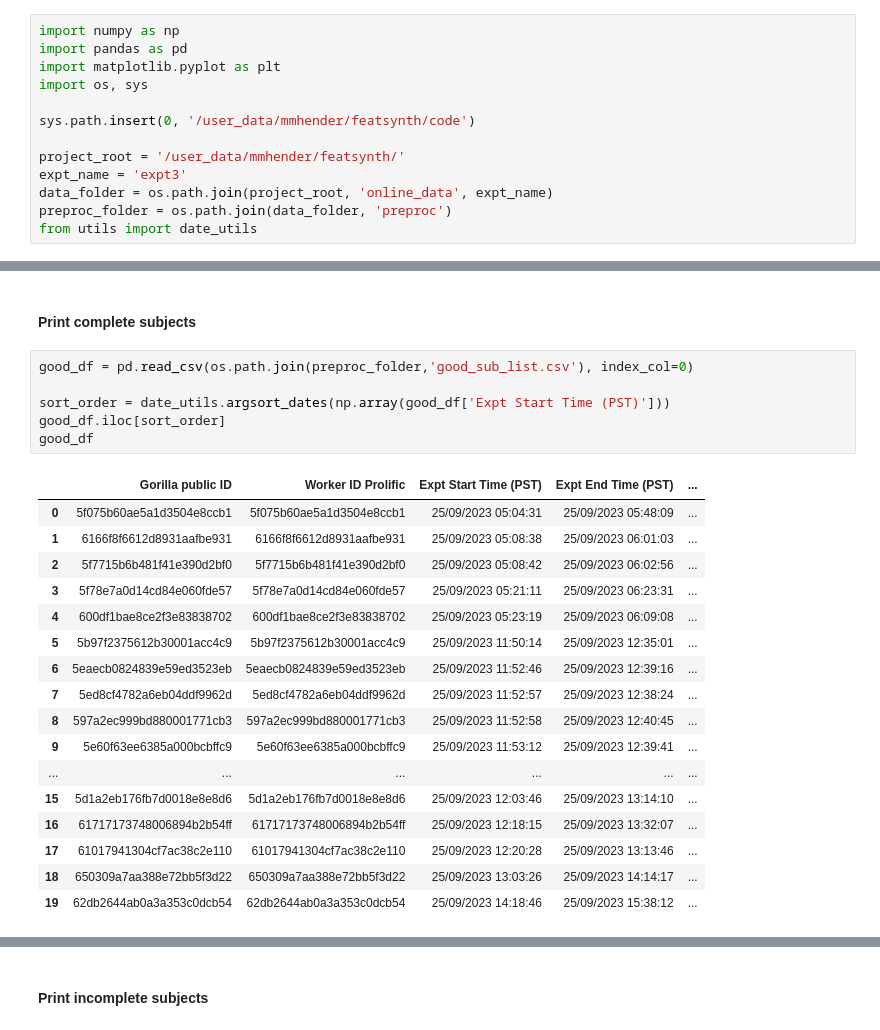
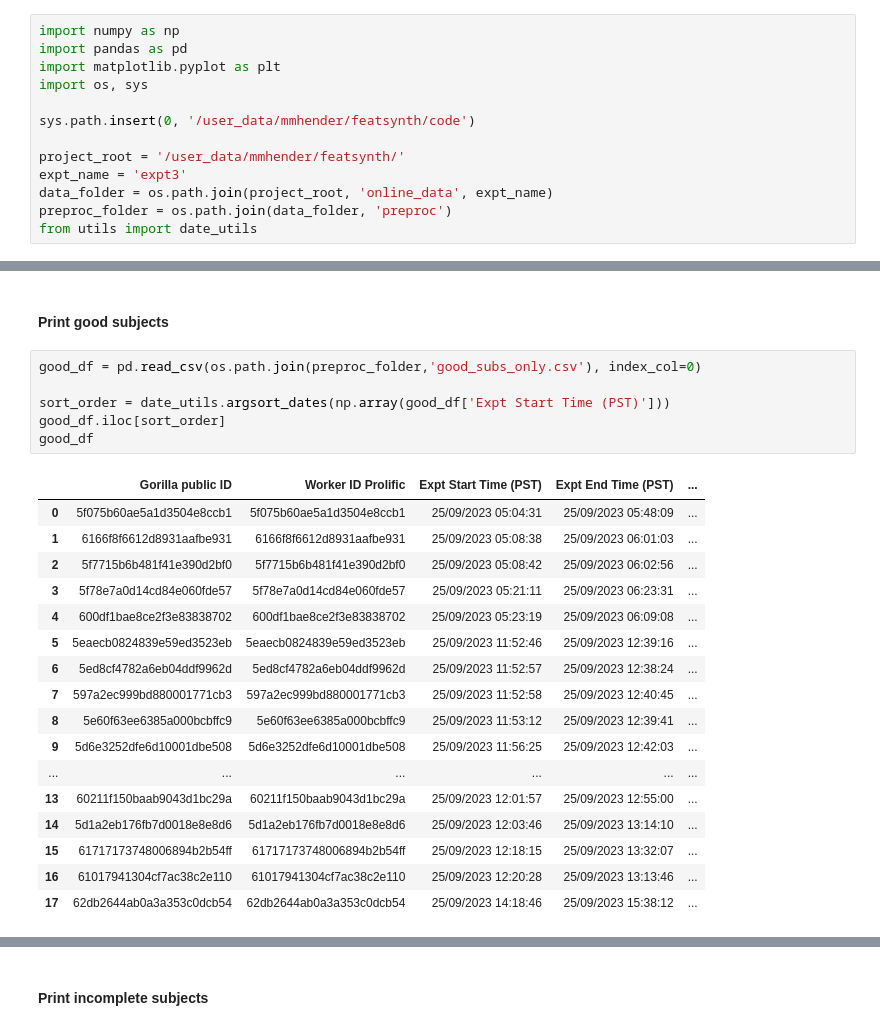
Before and after one commit to mmhenderson/featsynth, a Jupyter notebook: code/behav_preproc/preproc_expt3.ipynb, the cells around one changed output, grey strips where cells are left out. Saved outputs shown, nothing was run; the diff lists cells and outputs as text.

```diff
--- a/code/behav_preproc/preproc_expt3.ipynb
+++ b/code/behav_preproc/preproc_expt3.ipynb
@@ -85,26 +90,26 @@ saving to /user_data/mmhender/featsynth/online_data/expt3/preproc/preproc_data_a
 # %% [markdown]
-#### Print complete subjects
+#### Print good subjects
 # %%
-good_df = pd.read_csv(os.path.join(preproc_folder,'good_sub_list.csv'), index_col=0)
+good_df = pd.read_csv(os.path.join(preproc_folder,'good_subs_only.csv'), index_col=0)
 
 sort_order = date_utils.argsort_dates(np.array(good_df['Expt Start Time (PST)']))
 good_df.iloc[sort_order]
 good_df
 # %% [output]
 |  | Gorilla public ID | Worker ID Prolific | Expt Start Time (PST) | Expt End Time (PST) | ... |
 | 0 | 5f075b60ae5a1d3504e8ccb1 | 5f075b60ae5a1d3504e8ccb1 | 25/09/2023 05:04:31 | 25/09/2023 05:48:09 | ... |
 | 1 | 6166f8f6612d8931aafbe931 | 6166f8f6612d8931aafbe931 | 25/09/2023 05:08:38 | 25/09/2023 06:01:03 | ... |
 | 2 | 5f7715b6b481f41e390d2bf0 | 5f7715b6b481f41e390d2bf0 | 25/09/2023 05:08:42 | 25/09/2023 06:02:56 | ... |
 | 3 | 5f78e7a0d14cd84e060fde57 | 5f78e7a0d14cd84e060fde57 | 25/09/2023 05:21:11 | 25/09/2023 06:23:31 | ... |
 | 4 | 600df1bae8ce2f3e83838702 | 600df1bae8ce2f3e83838702 | 25/09/2023 05:23:19 | 25/09/2023 06:09:08 | ... |
-| 5 | 5b97f2375612b30001acc4c9 | 5b97f2375612b30001acc4c9 | 25/09/2023 11:50:14 | 25/09/2023 12:35:01 | ... |
-| 6 | 5eaecb0824839e59ed3523eb | 5eaecb0824839e59ed3523eb | 25/09/2023 11:52:46 | 25/09/2023 12:39:16 | ... |
-| 7 | 5ed8cf4782a6eb04ddf9962d | 5ed8cf4782a6eb04ddf9962d | 25/09/2023 11:52:57 | 25/09/2023 12:38:24 | ... |
-| 8 | 597a2ec999bd880001771cb3 | 597a2ec999bd880001771cb3 | 25/09/2023 11:52:58 | 25/09/2023 12:40:45 | ... |
-| 9 | 5e60f63ee6385a000bcbffc9 | 5e60f63ee6385a000bcbffc9 | 25/09/2023 11:53:12 | 25/09/2023 12:39:41 | ... |
+| 5 | 5eaecb0824839e59ed3523eb | 5eaecb0824839e59ed3523eb | 25/09/2023 11:52:46 | 25/09/2023 12:39:16 | ... |
+| 6 | 5ed8cf4782a6eb04ddf9962d | 5ed8cf4782a6eb04ddf9962d | 25/09/2023 11:52:57 | 25/09/2023 12:38:24 | ... |
+| 7 | 597a2ec999bd880001771cb3 | 597a2ec999bd880001771cb3 | 25/09/2023 11:52:58 | 25/09/2023 12:40:45 | ... |
+| 8 | 5e60f63ee6385a000bcbffc9 | 5e60f63ee6385a000bcbffc9 | 25/09/2023 11:53:12 | 25/09/2023 12:39:41 | ... |
+| 9 | 5d6e3252dfe6d10001dbe508 | 5d6e3252dfe6d10001dbe508 | 25/09/2023 11:56:25 | 25/09/2023 12:42:03 | ... |
 | ... | ... | ... | ... | ... | ... |
-| 15 | 5d1a2eb176fb7d0018e8e8d6 | 5d1a2eb176fb7d0018e8e8d6 | 25/09/2023 12:03:46 | 25/09/2023 13:14:10 | ... |
-| 16 | 61717173748006894b2b54ff | 61717173748006894b2b54ff | 25/09/2023 12:18:15 | 25/09/2023 13:32:07 | ... |
-| 17 | 61017941304cf7ac38c2e110 | 61017941304cf7ac38c2e110 | 25/09/2023 12:20:28 | 25/09/2023 13:13:46 | ... |
-| 18 | 650309a7aa388e72bb5f3d22 | 650309a7aa388e72bb5f3d22 | 25/09/2023 13:03:26 | 25/09/2023 14:14:17 | ... |
-| 19 | 62db2644ab0a3a353c0dcb54 | 62db2644ab0a3a353c0dcb54 | 25/09/2023 14:18:46 | 25/09/2023 15:38:12 | ... |
+| 13 | 60211f150baab9043d1bc29a | 60211f150baab9043d1bc29a | 25/09/2023 12:01:57 | 25/09/2023 12:55:00 | ... |
+| 14 | 5d1a2eb176fb7d0018e8e8d6 | 5d1a2eb176fb7d0018e8e8d6 | 25/09/2023 12:03:46 | 25/09/2023 13:14:10 | ... |
+| 15 | 61717173748006894b2b54ff | 61717173748006894b2b54ff | 25/09/2023 12:18:15 | 25/09/2023 13:32:07 | ... |
+| 16 | 61017941304cf7ac38c2e110 | 61017941304cf7ac38c2e110 | 25/09/2023 12:20:28 | 25/09/2023 13:13:46 | ... |
+| 17 | 62db2644ab0a3a353c0dcb54 | 62db2644ab0a3a353c0dcb54 | 25/09/2023 14:18:46 | 25/09/2023 15:38:12 | ... |
```
Also changed, not shown: parts of 3 cells of this notebook, 8 other files.
